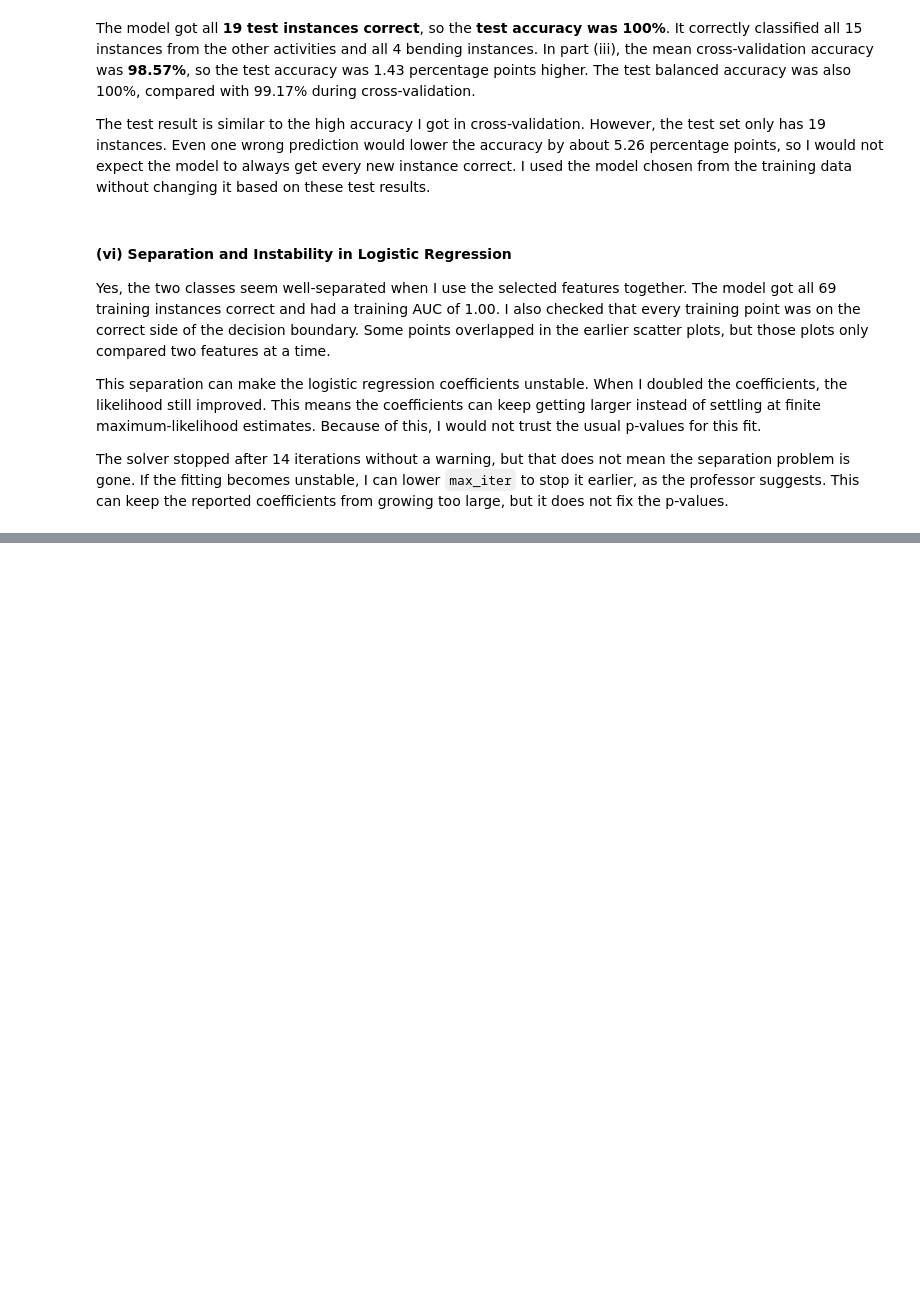
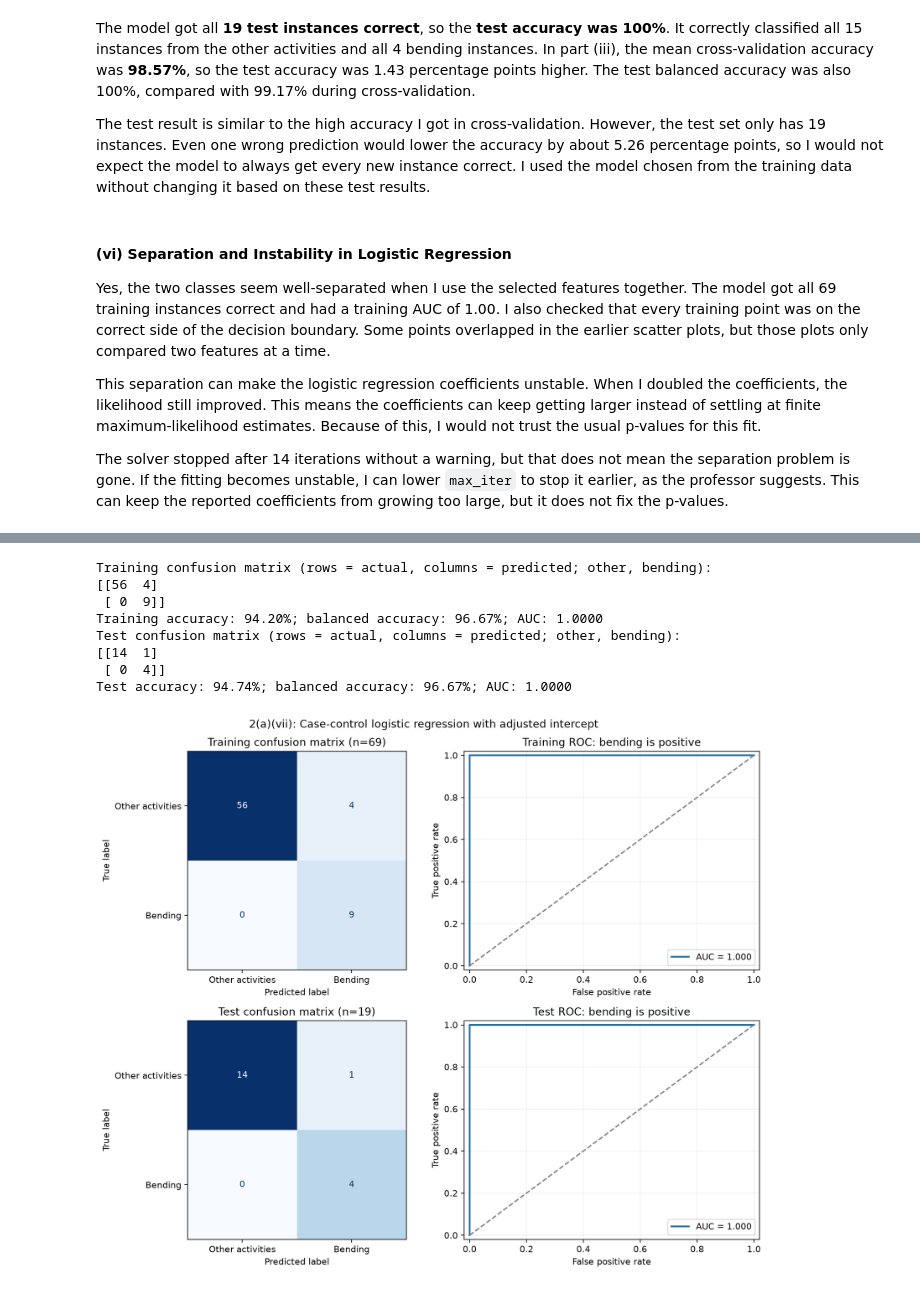
Before and after one commit to nakicool007/HW4-Time-Series-Classification, a Jupyter notebook: notebook/Kumbria_Nakul_HW4.ipynb, the cells around one changed output, grey strips where cells are left out. Saved outputs shown, nothing was run; the diff lists cells and outputs as text; code cells hidden in the pictures; blank space fills up the shorter version.

Commit message:
Answer Question 2(a)(vii) with corrected case-control logistic regression

```diff
--- a/notebook/Kumbria_Nakul_HW4.ipynb
+++ b/notebook/Kumbria_Nakul_HW4.ipynb
@@ -1062,0 +1149,74 @@ The solver stopped after 14 iterations without a warning, but that does not mean
+# %%
+# Evaluate on the original, unbalanced sets, rather than just the 18 sampled rows.
+case_control_results = {}
+case_prediction_rows = []
+fig, axes = plt.subplots(2, 2, figsize=(11, 9))
+evaluation_sets = [
+    ("Training", X_train_case_features, y_binary, train_files),
+    ("Test", X_test_case_features, y_test_binary, test_files),
+]
+for row_number, (split, X_split, y_split, split_files) in enumerate(evaluation_sets):
+    unadjusted_scores = sampled_model.decision_function(X_split)
+    adjusted_scores = adjusted_case_control_model.decision_function(X_split)
+    np.testing.assert_allclose(adjusted_scores, unadjusted_scores + intercept_adjustment)
+    probabilities = adjusted_case_control_model.predict_proba(X_split)[:, 1]
+    np.testing.assert_allclose(probabilities, expit(adjusted_scores))
+    predictions = (probabilities >= 0.5).astype(int)
+    matrix = confusion_matrix(y_split, predictions, labels=[0, 1])
+    # Decision scores avoid numerical saturation of very large probabilities.
+    auc = roc_auc_score(y_split, adjusted_scores)
+    assert np.isclose(auc, roc_auc_score(y_split, unadjusted_scores))
+    fpr, tpr, _ = roc_curve(y_split, adjusted_scores)
+    accuracy = accuracy_score(y_split, predictions)
+    balanced_accuracy = balanced_accuracy_score(y_split, predictions)
+    case_control_results[split.lower()] = {
+        "instances": len(y_split), "confusion_matrix": matrix.tolist(),
+        "accuracy": float(accuracy), "balanced_accuracy": float(balanced_accuracy), "auc": float(auc),
+    }
+    print(f"{split} confusion matrix (rows = actual, columns = predicted; other, bending):")
+    print(matrix)
+    print(f"{split} accuracy: {accuracy:.2%}; balanced accuracy: {balanced_accuracy:.2%}; AUC: {auc:.4f}")
+    ConfusionMatrixDisplay(matrix, display_labels=["Other activities", "Bending"]).plot(
+        ax=axes[row_number, 0], cmap="Blues", colorbar=False, values_format="d")
+    axes[row_number, 0].set_title(f"{split} confusion matrix (n={len(y_split)})")
+    axes[row_number, 1].plot(fpr, tpr, linewidth=2, color="#2471A3", label=f"AUC = {auc:.3f}")
+    axes[row_number, 1].plot([0, 1], [0, 1], "--", color="gray")
+    axes[row_number, 1].set(xlabel="False positive rate", ylabel="True positive rate",
+                           title=f"{split} ROC: bending is positive", xlim=(-0.02, 1.02), ylim=(-0.02, 1.02))
+    axes[row_number, 1].legend(loc="lower right")
+    axes[row_number, 1].grid(alpha=0.2)
+    case_prediction_rows.extend({
+        "split": split.lower(), "activity": path.parent.name, "file": path.name,
+        "actual_bending": int(actual), "predicted_bending": int(prediction),
+        "adjusted_probability_bending": float(probability), "adjusted_score": float(score),
+    } for path, actual, prediction, probability, score in
+        zip(split_files, y_split, predictions, probabilities, adjusted_scores))
+
+fig.suptitle("2(a)(vii): Case-control logistic regression with adjusted intercept")
+fig.tight_layout()
+fig.savefig(figure_root / "2a_vii_case_control_evaluation.png", dpi=160, bbox_inches="tight")
+plt.show()
+with (processed_root / "2a_vii_predictions.csv").open("w", newline="") as file:
+    writer = csv.DictWriter(file, fieldnames=list(case_prediction_rows[0]))
+    writer.writeheader()
+    writer.writerows(case_prediction_rows)
+case_control_summary = {
+    "seed": 42, "l": best_l, "p": best_p,
+    "sample_counts_other_bending": np.bincount(y_case_control).tolist(),
+    "target_prior": target_prior, "sample_prior": sample_prior,
+    "intercept_adjustment": intercept_adjustment,
+    "sample_standardized_intercept": sampled_intercept, "adjusted_standardized_intercept": adjusted_intercept,
+    "threshold": 0.5, "class_order": ["other activities", "bending"],
+    **case_control_results,
+}
+(processed_root / "2a_vii_summary.json").write_text(json.dumps(case_control_summary, indent=2) + "\n")
+# %% [output]
+Training confusion matrix (rows = actual, columns = predicted; other, bending):
+[[56  4]
+ [ 0  9]]
+Training accuracy: 94.20%; balanced accuracy: 96.67%; AUC: 1.0000
+Test confusion matrix (rows = actual, columns = predicted; other, bending):
+[[14  1]
+ [ 0  4]]
+Test accuracy: 94.74%; balanced accuracy: 96.67%; AUC: 1.0000
+[figure, added]
```
Also changed, not shown: parts of 3 cells of this notebook, 6 other files.
